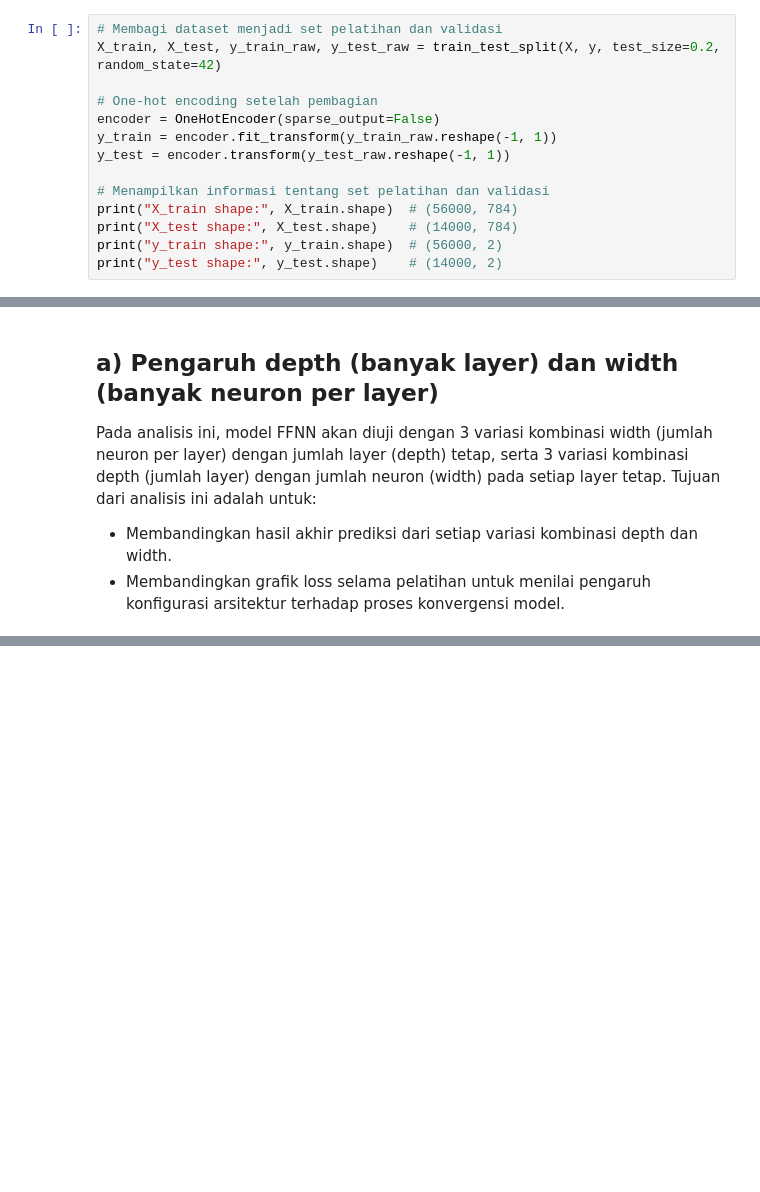
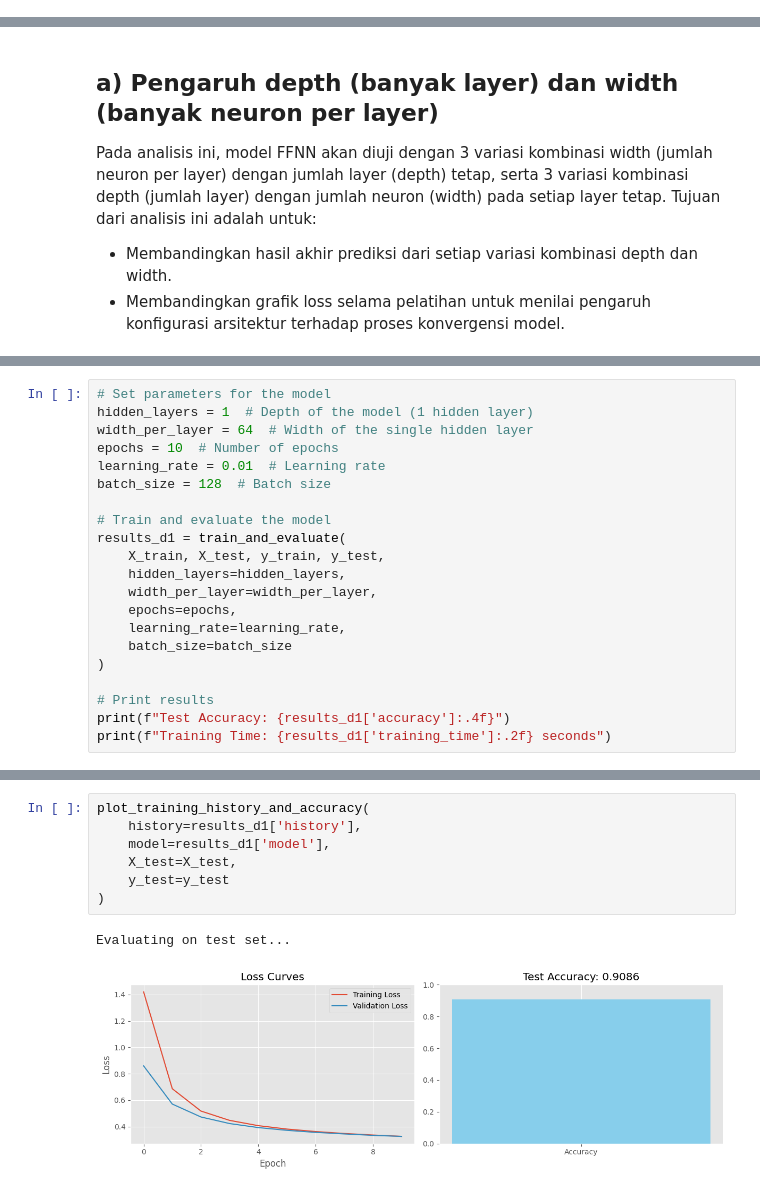
Before and after one commit to alandmprtma/IF3270_Tubes1_57, a Jupyter notebook: test_main.ipynb, the cells around one changed output, grey strips where cells are left out. Drawn from its saved outputs; the diff is of its cells as text; blank space fills up the shorter version.

Commit message:
feat: network visualization and Width Variation

```diff
--- a/test_main.ipynb
+++ b/test_main.ipynb
@@ -431,14 +422,0 @@ Membagi set pelatihan dan validasi berfungsi sebagai langkah diagnostik awal unt
-# %%
-# Membagi dataset menjadi set pelatihan dan validasi
-X_train, X_test, y_train_raw, y_test_raw = train_test_split(X, y, test_size=0.2, random_state=42)
-
-# One-hot encoding setelah pembagian
-encoder = OneHotEncoder(sparse_output=False)
-y_train = encoder.fit_transform(y_train_raw.reshape(-1, 1))
-y_test = encoder.transform(y_test_raw.reshape(-1, 1))
-
-# Menampilkan informasi tentang set pelatihan dan validasi
-print("X_train shape:", X_train.shape)  # (56000, 784)
-print("X_test shape:", X_test.shape)    # (14000, 784)
-print("y_train shape:", y_train.shape)  # (56000, 2)
-print("y_test shape:", y_test.shape)    # (14000, 2)
@@ -665,0 +432,21 @@ ValueError: autodetected range of [nan, nan] is not finite
+# %%
+# Set parameters for the model
+hidden_layers = 1  # Depth of the model (1 hidden layer)
+width_per_layer = 64  # Width of the single hidden layer
+epochs = 10  # Number of epochs
+learning_rate = 0.01  # Learning rate
+batch_size = 128  # Batch size
+
+# Train and evaluate the model
+results_d1 = train_and_evaluate(
+    X_train, X_test, y_train, y_test,
+    hidden_layers=hidden_layers,
+    width_per_layer=width_per_layer,
+    epochs=epochs,
+    learning_rate=learning_rate,
+    batch_size=batch_size
+)
+
+# Print results
+print(f"Test Accuracy: {results_d1['accuracy']:.4f}")
+print(f"Training Time: {results_d1['training_time']:.2f} seconds")
@@ -665,0 +471,10 @@ ValueError: autodetected range of [nan, nan] is not finite
+# %%
+plot_training_history_and_accuracy(
+    history=results_d1['history'],
+    model=results_d1['model'],
+    X_test=X_test,
+    y_test=y_test
+)
+# %% [output]
+Evaluating on test set...
+[figure, added]
```
Also changed, not shown: parts of 43 cells of this notebook, 1 other file.
